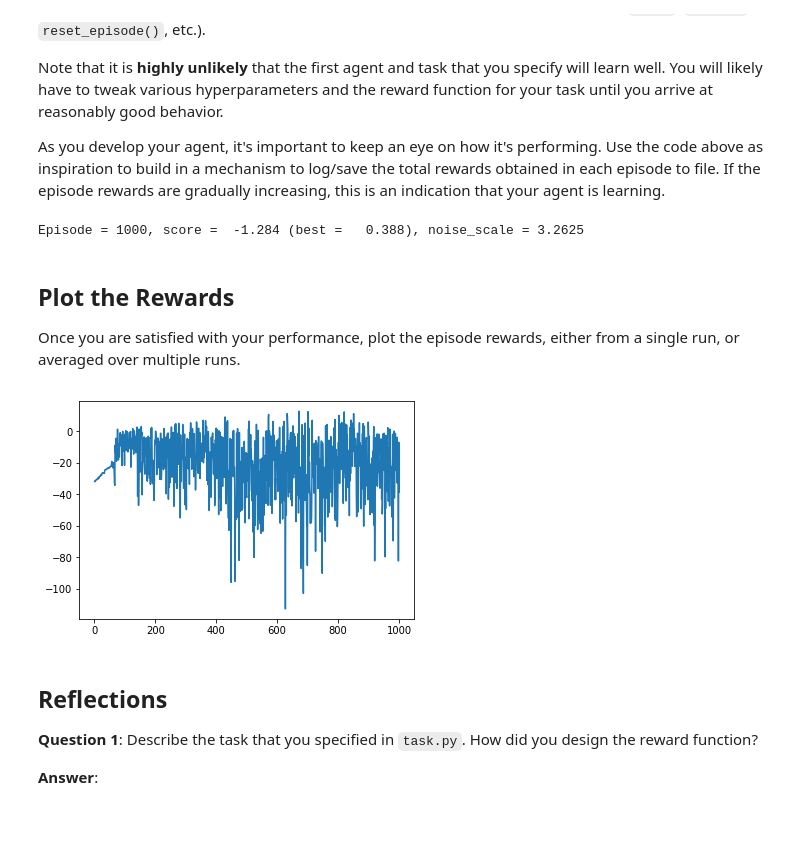
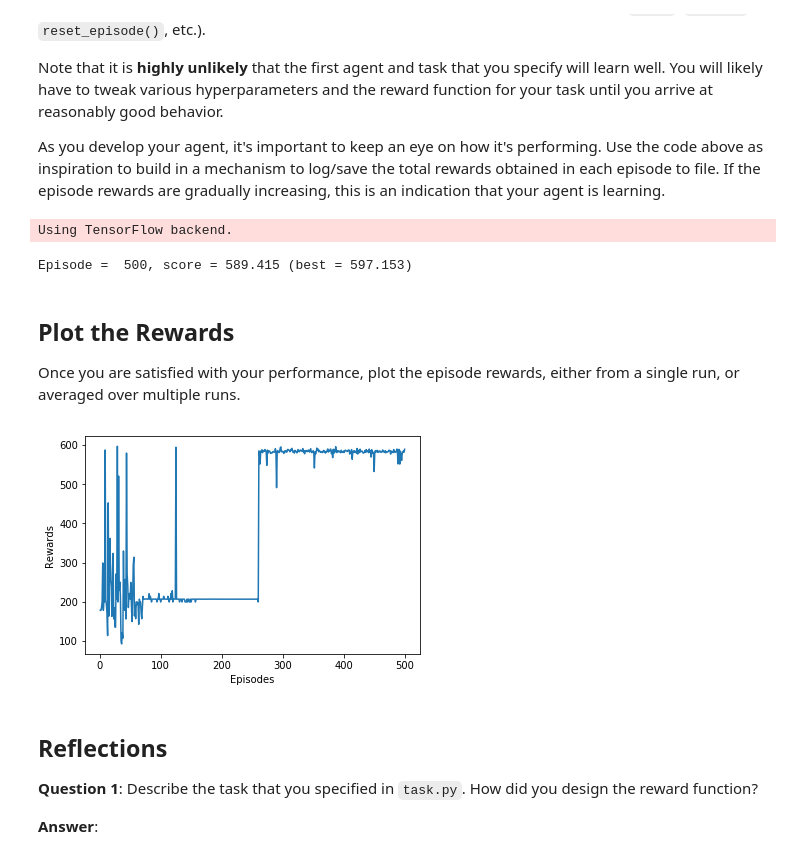
Before and after one commit to matriculus/Flying-Quadcopter-RL, a Jupyter notebook: Quadcopter_Project.ipynb, the cells around one changed output. Saved outputs shown, nothing was run; the diff lists cells and outputs as text; code cells hidden in the pictures; blank space fills up the shorter version.

```diff
--- a/Quadcopter_Project.ipynb
+++ b/Quadcopter_Project.ipynb
@@ -213,43 +217,51 @@ Note that it is **highly unlikely** that the first agent and task that you speci
 As you develop your agent, it's important to keep an eye on how it's performing. Use the code above as inspiration to build in a mechanism to log/save the total rewards obtained in each episode to file.  If the episode rewards are gradually increasing, this is an indication that your agent is learning.
 # %%
 ## TODO: Train your agent here.
-from agents.agent import PolicySearch_Agent
-from task import Task
+from agents.agent1 import DDPG
+from tasks.task import Task
 
-num_episodes = 1000
-target_pos = np.array([0., 0., 10.])
+num_episodes = 500
+target_pos = np.array([0., 0., 100.])
 task = Task(target_pos=target_pos)
-agent = PolicySearch_Agent(task)
+agent = DDPG(task)
 
-rewards = []
+rlabels = ["Episode", "Reward"]
+rresults = {lbl:[] for lbl in rlabels}
+
+best_score = -np.Inf
 
 for i_episode in range(1, num_episodes+1):
     state = agent.reset_episode() # start a new episode
+    score = 0
     while True:
         action = agent.act(state)
         next_state, reward, done = task.step(action)
-        agent.step(reward, done)
+        agent.step(action, reward, next_state, done)
         state = next_state
+        score += reward
+        best_score = max(best_score, score)
         if done:
-            print("\rEpisode = {:4d}, score = {:7.3f} (best = {:7.3f}), noise_scale = {}".format(
-                i_episode, agent.score, agent.best_score, agent.noise_scale), end="")  # [debug]
-            rewards.append(agent.total_reward)
+            print("\rEpisode = {:4d}, score = {:7.3f} (best = {:7.3f})".format(
+                i_episode, score, best_score), end="")  # [debug]
             break
+    rresults["Episode"].append(i_episode)
+    rresults["Reward"].append(score)
     sys.stdout.flush()
 # %% [output]
-Episode = 1000, score =  -1.284 (best =   0.388), noise_scale = 3.2625
+Using TensorFlow backend.
+Episode =  500, score = 589.415 (best = 597.153)
 # %% [markdown]
 ## Plot the Rewards
 
 Once you are satisfied with your performance, plot the episode rewards, either from a single run, or averaged over multiple runs.
 # %%
 ## TODO: Plot the rewards.
-x = list(range(1, num_episodes+1))
-plt.figure()
-plt.plot(x, rewards)
+plt.plot(rresults["Episode"], rresults["Reward"])
+plt.xlabel("Episodes")
+plt.ylabel("Rewards")
 plt.show()
 # %% [output]
-[figure, old version]
+[figure, new version]
 # %% [markdown]
 ## Reflections
 
```
Also changed, not shown: parts of 9 cells of this notebook, 6 other files.
